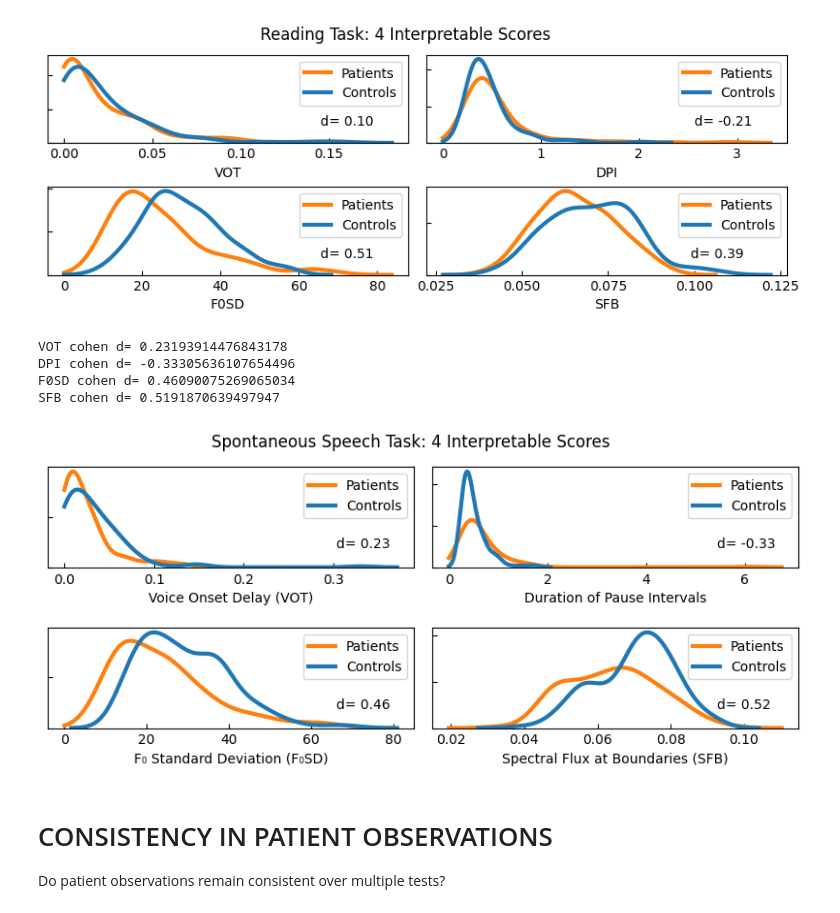
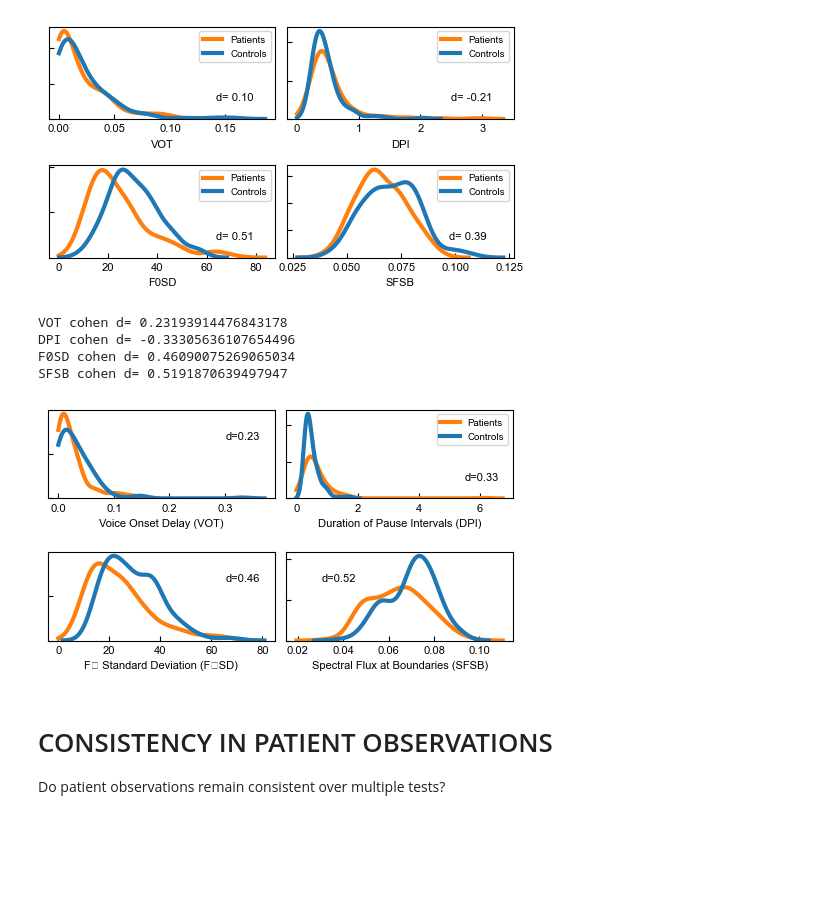
Before and after one commit to pplantinga/ParkinsonSpeechAI, a Jupyter notebook: biomarker_analysis/BiomarkerComparison.ipynb, the cells around one changed output. Cells and saved outputs as stored; diff of their text form; code cells hidden in the pictures; blank space fills up the shorter version.

Commit message:
Add code used to generate figures

```diff
--- a/biomarker_analysis/BiomarkerComparison.ipynb
+++ b/biomarker_analysis/BiomarkerComparison.ipynb
@@ -164,39 +160,41 @@ GNE cohen d=-0.052
 # %%
 import matplotlib.pyplot as plt
 import seaborn as sns
 
 pdata = read_df.filter(read_df["status"].eq("PD"))
 cdata = read_df.filter(read_df["status"].eq("HC"))
-fig = plt.figure(figsize=(10, 3))
+fig = plt.figure(figsize=(6, 3))
 axes = fig.subplots(nrows=2, ncols=2, sharey=False, sharex=False, gridspec_kw = {'wspace':0.05, 'hspace':0.5}).ravel()
-for i, metric in enumerate(["VOT", "DPI", "F0SD", "SFB"]):
+for i, metric in enumerate(["VOT", "DPI", "F0SD", "SFSB"]):
     effect_size = cohend(cdata[metric], pdata[metric])
     #print(metric, "cohen d=", effect_size)
     sns.kdeplot(data=read_df, x=metric, hue="status", clip=(0, None), ax=axes[i], hue_order=["HC", "PD"], lw=3)
     axes[i].legend(["Patients", "Controls"])
     #axes[i].set_title(metric.title())
     axes[i].locator_params(nbins=5, axis='x')
     axes[i].tick_params(direction='in')
     axes[i].set_yticklabels([])
     axes[i].set_ylabel(None)
     ymin, ymax = axes[i].get_ylim()
     xmin, xmax = axes[i].get_xlim()
     axes[i].text(x=xmax - xmax / 10, y=ymax / 5, horizontalalignment="right", s=f"d= {effect_size:.2f}")
-fig.suptitle("Reading Task: 4 Interpretable Scores")
+#fig.suptitle("Reading Task: 4 Interpretable Scores")
 fig.savefig("reading-task-scores-kernel.pdf", bbox_inches="tight")
 # %% [output]
-[figure, old version]
+[figure, new version]
 # %%
 pdata = spont_df.filter(spont_df["status"].eq("PD"))
 cdata = spont_df.filter(spont_df["status"].eq("HC"))
-fig = plt.figure(figsize=(10, 3.5))
+fig = plt.figure(figsize=(6, 3))
 axes = fig.subplots(nrows=2, ncols=2, sharey=False, sharex=False, gridspec_kw = {'wspace':0.05, 'hspace':0.6}).ravel()
-xlabels = ["Voice Onset Delay (VOT)", "Duration of Pause Intervals", "F\u2080 Standard Deviation (F\u2080SD)", "Spectral Flux at Boundaries (SFB)"]
-for i, metric in enumerate(["VOT", "DPI", "F0SD", "SFB"]):
+xlabels = ["Voice Onset Delay (VOT)", "Duration of Pause Intervals (DPI)", "F\u2080 Standard Deviation (F\u2080SD)", "Spectral Flux at Boundaries (SFSB)"]
+for i, metric in enumerate(["VOT", "DPI", "F0SD", "SFSB"]):
     effect_size = cohend(cdata[metric], pdata[metric])
     print(metric, "cohen d=", effect_size)
-    sns.kdeplot(data=spont_df, x=metric, hue="status", clip=(0, None), ax=axes[i], hue_order=["HC", "PD"], lw=3)
-    axes[i].legend(["Patients", "Controls"])
+    sns.kdeplot(data=spont_df, x=metric, hue="status", clip=(0, None), ax=axes[i], hue_order=["HC", "PD"], lw=3, legend=False)
+    if i == 1:
+        axes[i].legend(["Patients", "Controls"])
+
     #axes[i].set_title(metric.title())
     axes[i].locator_params(nbins=5, axis='x')
     axes[i].tick_params(direction='in')
@@ -205,15 +203,17 @@ for i, metric in enumerate(["VOT", "DPI", "F0SD", "SFB"]):
     axes[i].set_xlabel(xlabels[i])
     ymin, ymax = axes[i].get_ylim()
     xmin, xmax = axes[i].get_xlim()
-    axes[i].text(x=xmax - xmax / 15, y=ymax / 5, ha="right", s=f"d= {effect_size:.2f}")
-fig.suptitle("Spontaneous Speech Task: 4 Interpretable Scores")
+    valign = ymax / 5 if i == 1 else ymax - ymax / 3
+    halign = xmax - xmax / 15 if i != 3 else xmax / 2.5
+    axes[i].text(x=halign, y=valign, ha="right", s=f"d={abs(effect_size):.2f}")
+#fig.suptitle("Spontaneous Speech Task: 4 Interpretable Scores")
 fig.savefig("spontaneous-task-scores-kernel.pdf", bbox_inches="tight")
 # %% [output]
 VOT cohen d= 0.23193914476843178
 DPI cohen d= -0.33305636107654496
 F0SD cohen d= 0.46090075269065034
-SFB cohen d= 0.5191870639497947
+SFSB cohen d= 0.5191870639497947
-[figure, old version]
+[figure, new version]
 # %% [markdown]
 # CONSISTENCY IN PATIENT OBSERVATIONS
 
```
Also changed, not shown: parts of 11 cells of this notebook, 14 other files.
